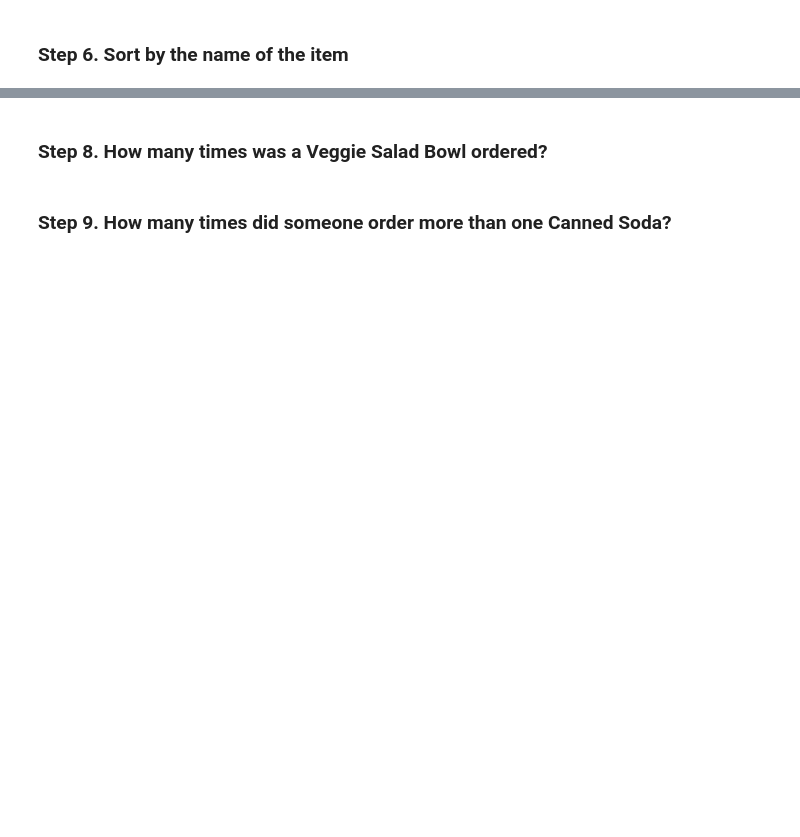
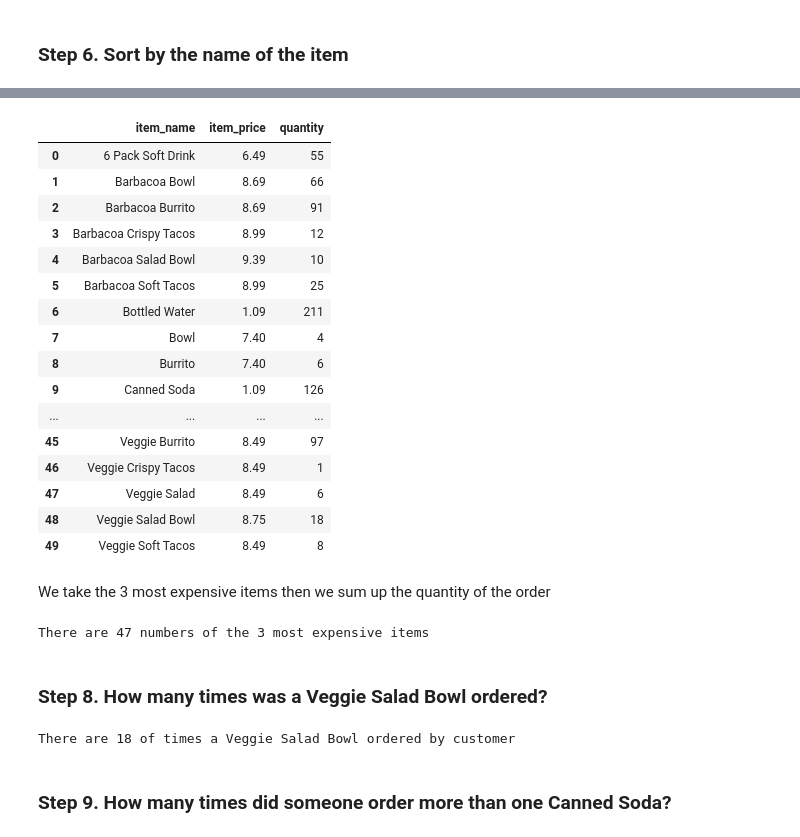
Before and after one commit to drshahizan/HPDP, a Jupyter notebook: lab/submission/Pergolakan/lab1d.ipynb, the cells around one changed output, grey strips where cells are left out. Saved outputs shown, nothing was run; the diff lists cells and outputs as text; code cells hidden in the pictures; blank space fills up the shorter version.

```diff
--- a/lab/submission/Pergolakan/lab1d.ipynb
+++ b/lab/submission/Pergolakan/lab1d.ipynb
@@ -20,4 +90,40 @@ Please use the [**Chipotle Sales dataset**](https://raw.githubusercontent.com/dr
+# %%
+chipo.groupby('item_name')[['item_price']].min().reset_index()
+item_summary = chipo.groupby('item_name').agg({'item_price': 'min', 'quantity': 'sum'}).reset_index()
+item_summary
+# %% [output]
+|  | item_name | item_price | quantity |
+| 0 | 6 Pack Soft Drink | 6.49 | 55 |
+| 1 | Barbacoa Bowl | 8.69 | 66 |
+| 2 | Barbacoa Burrito | 8.69 | 91 |
+| 3 | Barbacoa Crispy Tacos | 8.99 | 12 |
+| 4 | Barbacoa Salad Bowl | 9.39 | 10 |
+| 5 | Barbacoa Soft Tacos | 8.99 | 25 |
+| 6 | Bottled Water | 1.09 | 211 |
+| 7 | Bowl | 7.40 | 4 |
+| 8 | Burrito | 7.40 | 6 |
+| 9 | Canned Soda | 1.09 | 126 |
+| ... | ... | ... | ... |
+| 45 | Veggie Burrito | 8.49 | 97 |
+| 46 | Veggie Crispy Tacos | 8.49 | 1 |
+| 47 | Veggie Salad | 8.49 | 6 |
+| 48 | Veggie Salad Bowl | 8.75 | 18 |
+| 49 | Veggie Soft Tacos | 8.49 | 8 |
+# %% [markdown]
+We take the 3 most expensive items then we sum up the quantity of the order
+# %%
+exp = chipo[chipo['item_name'].isin(['Barbacoa Salad Bowl', 'Carnitas Salad Bowl', 'Steak Salad Bowl'])]
+exp_chipo = exp['quantity'].sum()
+print("There are {} numbers of the 3 most expensive items ".format(exp_chipo))
+# %% [output]
+There are 47 numbers of the 3 most expensive items
 # %% [markdown]
 ### Step 8. How many times was a Veggie Salad Bowl ordered?
+# %%
+vsb = chipo[chipo['item_name'] == 'Veggie Salad Bowl']
+veggie = vsb.quantity.sum()
+print("There are {} of times a Veggie Salad Bowl ordered by customer".format(veggie))
+# %% [output]
+There are 18 of times a Veggie Salad Bowl ordered by customer
 # %% [markdown]
 ### Step 9. How many times did someone order more than one Canned Soda?
```
Also changed, not shown: parts of 13 cells of this notebook.
